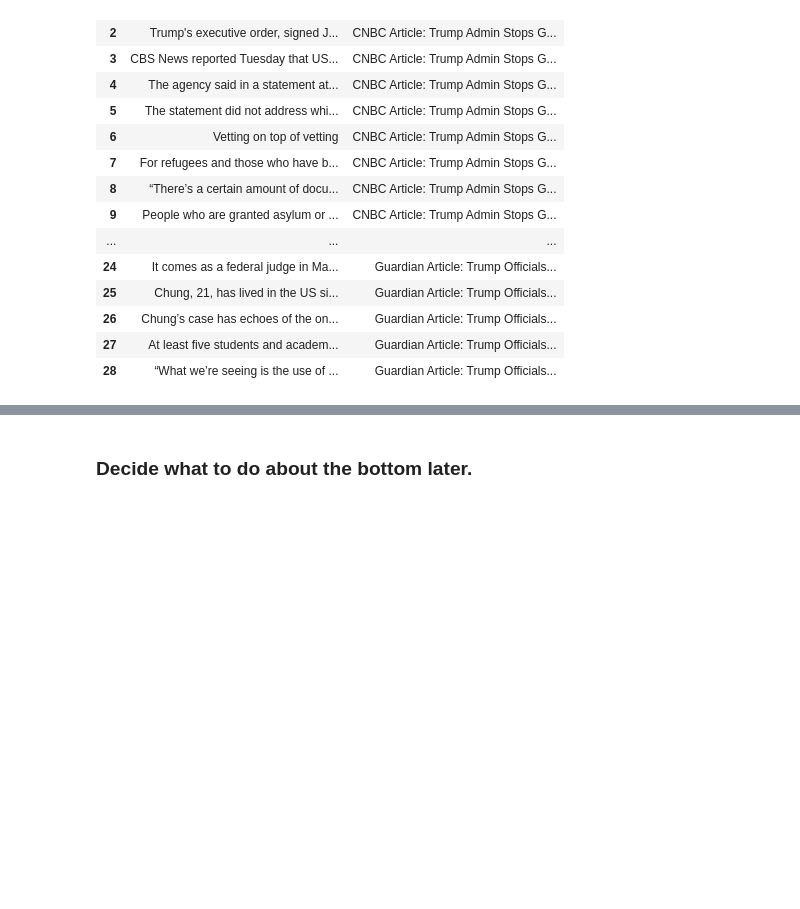
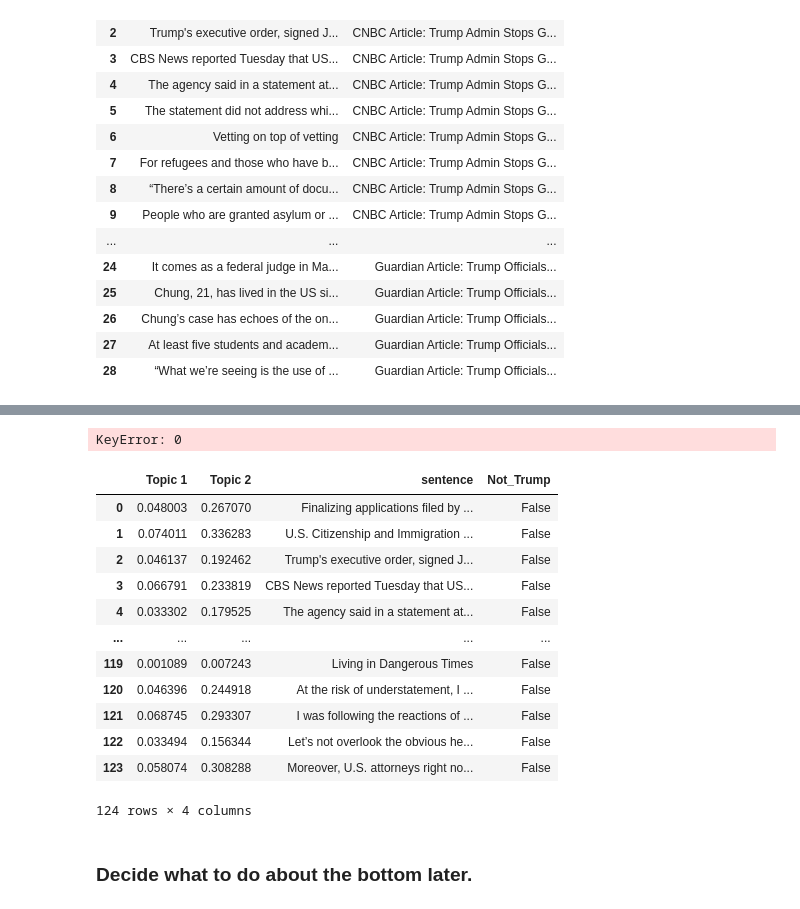
Before and after one commit to zaynpatel/LTA2061, a Jupyter notebook: PracticeLSA2.ipynb, the cells around one changed output, grey strips where cells are left out. Cells and saved outputs as stored; diff of their text form; code cells hidden in the pictures; blank space fills up the shorter version.

```diff
--- a/PracticeLSA2.ipynb
+++ b/PracticeLSA2.ipynb
@@ -346,0 +416,20 @@ display(encoding_matrix.sort_values('abs_topic_2', ascending=False).head(15))
+# %%
+response = requests.get('https://austinkocher.substack.com/p/trump-declares-war-on-immigration')
+soup = BeautifulSoup(response.content, 'html.parser')
+
+# New learning - how to exclude certain content from scrape
+p = soup.find_all(lambda tag: tag.name == 'p' and not tag.find_parent(class_="pullquote"))
+
+clean_text = [el.text.strip() for el in p]
+clean_text = clean_text[:36]
+
+# Convert list into string so we can tokenize sentences
+text_str = ""
+for paragraph in clean_text:
+    text_str += paragraph
+
+sentences = sent_tokenize(text_str)
+
+trump3_df = pd.DataFrame(sentences, columns = ['Sentence'])
+trump3_df['Title'] = 'Substack post: Trump Declares War with Immigration Lawyers'
+display(trump3_df)
@@ -346,0 +450,2 @@ display(encoding_matrix.sort_values('abs_topic_2', ascending=False).head(15))
+# %%
+three_trump_one_stp_df = pd.concat([sentence_df, trump3_df], ignore_index=True)
@@ -347,3 +467,33 @@ display(encoding_matrix.sort_values('abs_topic_2', ascending=False).head(15))
+# %%
+trump2_df[0]
+# %% [output]
+KeyError: 0
+# %%
+vectorizer = TfidfVectorizer(stop_words='english', norm='l2')
+sentences = vectorizer.fit_transform(three_trump_one_stp_df.Sentence)
+# %%
+svd = TruncatedSVD(n_components = 2)
+lsa = svd.fit_transform(sentences)
+# %%
+topic_encoded_df = pd.DataFrame(lsa, columns = ['Topic 1', 'Topic 2'])
+topic_encoded_df['sentence'] = three_trump_one_stp_df.Sentence
+# Is there a way to combine this?
+topic_encoded_df['Not_Trump'] = (three_trump_one_stp_df.Title == "Blog: St. Patrick\'s Day Ideas")
+display(topic_encoded_df)
+# %% [output]
+|  | Topic 1 | Topic 2 | sentence | Not_Trump |
+| 0 | 0.048003 | 0.267070 | Finalizing applications filed by ... | False |
+| 1 | 0.074011 | 0.336283 | U.S. Citizenship and Immigration ... | False |
+| 2 | 0.046137 | 0.192462 | Trump's executive order, signed J... | False |
+| 3 | 0.066791 | 0.233819 | CBS News reported Tuesday that US... | False |
+| 4 | 0.033302 | 0.179525 | The agency said in a statement at... | False |
+| ... | ... | ... | ... | ... |
+| 119 | 0.001089 | 0.007243 | Living in Dangerous Times | False |
+| 120 | 0.046396 | 0.244918 | At the risk of understatement, I ... | False |
+| 121 | 0.068745 | 0.293307 | I was following the reactions of ... | False |
+| 122 | 0.033494 | 0.156344 | Let’s not overlook the obvious he... | False |
+| 123 | 0.058074 | 0.308288 | Moreover, U.S. attorneys right no... | False |
+124 rows × 4 columns
 # %% [markdown]
 ### Decide what to do about the bottom later.
 # %%
```
Also changed, not shown: parts of 39 cells of this notebook.
